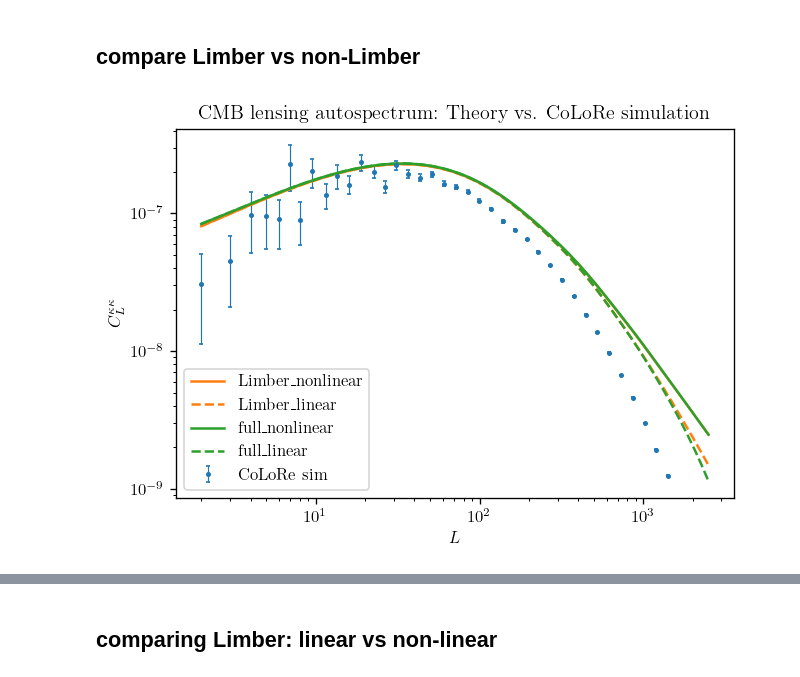
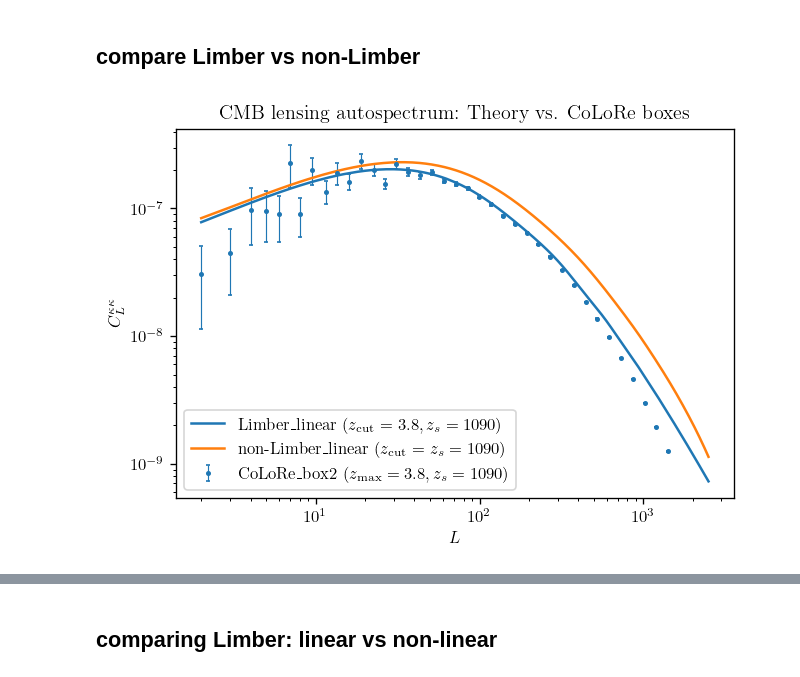
Before and after one commit to dljarque/LSST_CMBlensing_forecast, a Jupyter notebook: notebooks/cmb_lensing_auto.ipynb, the cells around one changed output, grey strips where cells are left out. Saved outputs shown, nothing was run; the diff lists cells and outputs as text; code cells hidden in the pictures.

Commit message:
new structure of cmb lensing validation

```diff
--- a/notebooks/cmb_lensing_auto.ipynb
+++ b/notebooks/cmb_lensing_auto.ipynb
@@ -99,9 +99,9 @@ Note: redshifts have been re-sorted (earliest first)
 # %%
 # redshift and comoving distance of the last scattering surface
 # both lin and nonlin produce the same z_star
-z_star = results_nonlin.get_derived_params().get('zstar')
+z_s = results_nonlin.get_derived_params().get('zstar')
 z_max = 3.8  # max redshift of the CoLoRe simulation
-chi_star = results_nonlin.comoving_radial_distance(z_star)
+chi_star = results_nonlin.comoving_radial_distance(z_s)
 chi_max = results_nonlin.comoving_radial_distance(z_max)  # comoving distance of z_max
 # %% [markdown]
 ## manual Limber integral
@@ -252,3 +191,8 @@ ells_colore_log, cl_kk_colore_zstar_log, err_tt_zstar = log_bin_cls(ells_colore,
+# %%
+first_test_box_cls_log = np.load(f'../data/first_test_box/cl_kk_log.npz')
+second_test_box_cls_log = np.load(f'../data/second_test_box/cl_kk_log.npz')
+ells_colore, cl_kk_colore_zmax, err_tt_zmax = first_test_box_cls_log['ells'], first_test_box_cls_log['cls'], first_test_box_cls_log['err']
+ells_colore, cl_kk_colore_zs, err_tt_zs = second_test_box_cls_log['ells'], second_test_box_cls_log['cls'], second_test_box_cls_log['err']
 # %% [markdown]
 # plotting
 # %% [markdown]
@@ -256,28 +200,29 @@ ells_colore_log, cl_kk_colore_zstar_log, err_tt_zstar = log_bin_cls(ells_colore,
 # %%
 plt.figure(figsize=(6, 4), dpi=120)
 
-plt.errorbar(ells_colore_log, cl_kk_colore_zstar_log, yerr=err_tt_zstar, elinewidth=0.7, capsize=1.0, fmt='C0.', markersize=4.0, label='CoLoRe sim')
+# plot the rebinned Cls with error bars
+plt.errorbar(ells_colore, cl_kk_colore_zs, yerr=err_tt_zs, elinewidth=0.7, capsize=1.0, fmt='C0.', markersize=4.0, label=r'CoLoRe_box2 ($z_{\rm max} = 3.8, z_s=1090$)')
+# plt.errorbar(ells_colore, cl_kk_colore_zmax, yerr=err_tt_zmax, elinewidth=0.7, capsize=1.0, fmt='C1.', markersize=4.0, label=r'CoLoRe_box1 ($z_{\rm max} = z_s = 3.8$)')
 
 # manual limber integration full redshift
-
-plt.loglog(ells, cl_kk_nonlin_zstar, c='C1', label='Limber_nonlinear')
-plt.loglog(ells, cl_kk_lin_zstar, c='C1', ls='--', label='Limber_linear')
+plt.loglog(ells, cl_kk_lin_zmax_zs, c='C0', ls='-', label=r'Limber_linear ($z_{\rm cut} = 3.8,z_s=1090$)')
+#plt.loglog(ells, cl_kk_nlin_zmax_zs, c='C1', label='Limber_nonlinear')
 
 
 # full sky integration full redshift
-plt.loglog(ells, cl_kk_camb_nonlin, c='C2', label='full_nonlinear')
-plt.loglog(ells, cl_kk_camb_lin, c='C2', ls='--', label='full_linear')
+plt.loglog(ells, cl_kk_camb_lin, c='C1', ls='-', label=r'non-Limber_linear ($z_{\rm cut} = z_s=1090$)')
+#plt.loglog(ells, cl_kk_camb_nlin, c='C1', label='full_nonlinear')
+
 
 plt.xlabel(r'$L$')
 plt.ylabel(r'$C_{L}^{\kappa \kappa}$')
-#plt.ylim(ymin=1E-10)
 
 
-plt.title('CMB lensing autospectrum: Theory vs. CoLoRe simulation')
+plt.title('CMB lensing autospectrum: Theory vs. CoLoRe boxes')
 plt.legend()
 
-plt.savefig(f'plots/kappa_cls_limber_comparison.png', bbox_inches='tight')
-plt.savefig(f'plots/kappa_cls_limber_comparison.pdf', bbox_inches='tight')
+plt.savefig(f'plots/cls_kk_limber_comparison.png', bbox_inches='tight')
+plt.savefig(f'plots/cls_kk_limber_comparison.pdf', bbox_inches='tight')
 plt.show()
 # %% [output]
-[figure, old version]
+[figure, new version]
```
Also changed, not shown: parts of 11 cells of this notebook, 17 other files.
